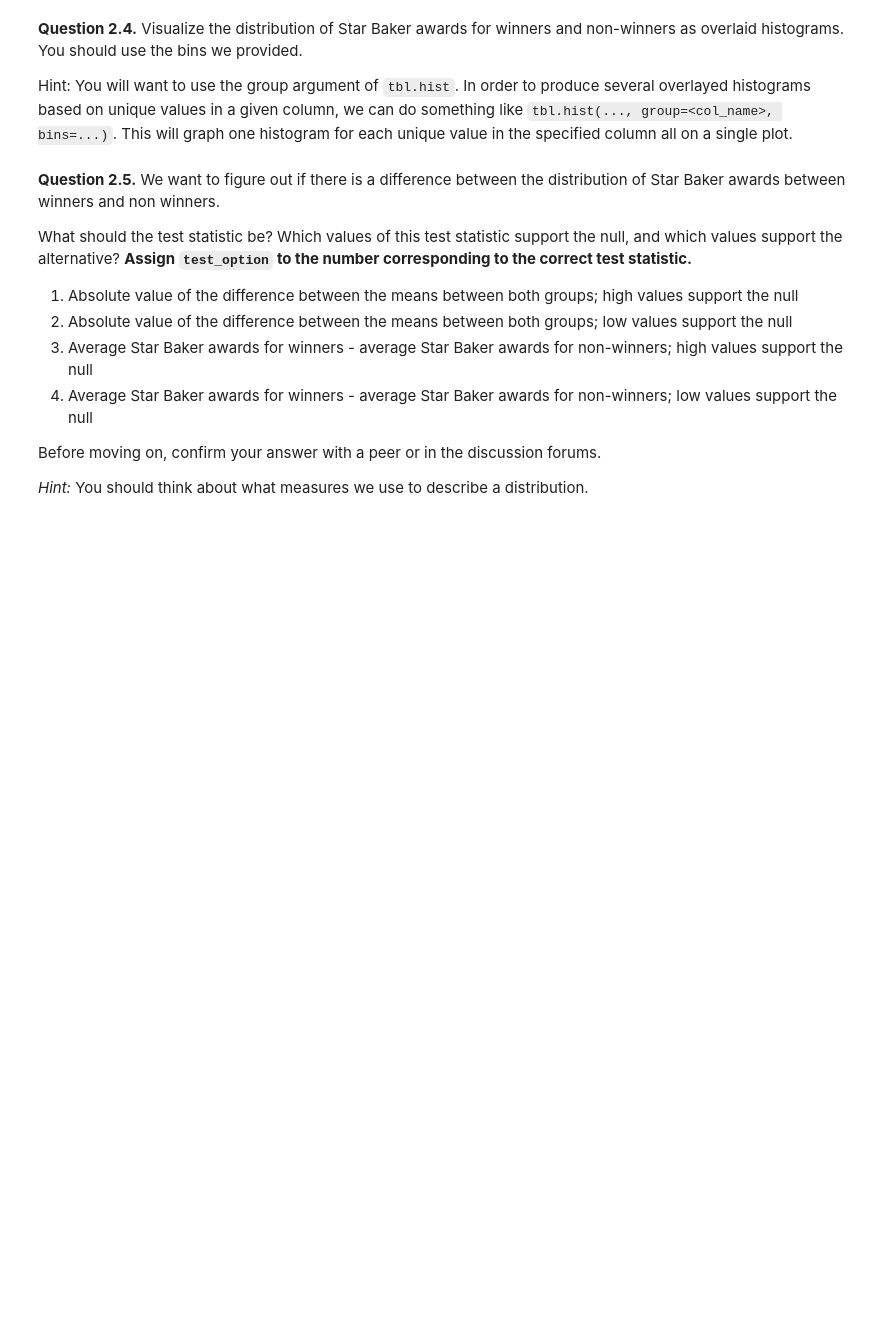
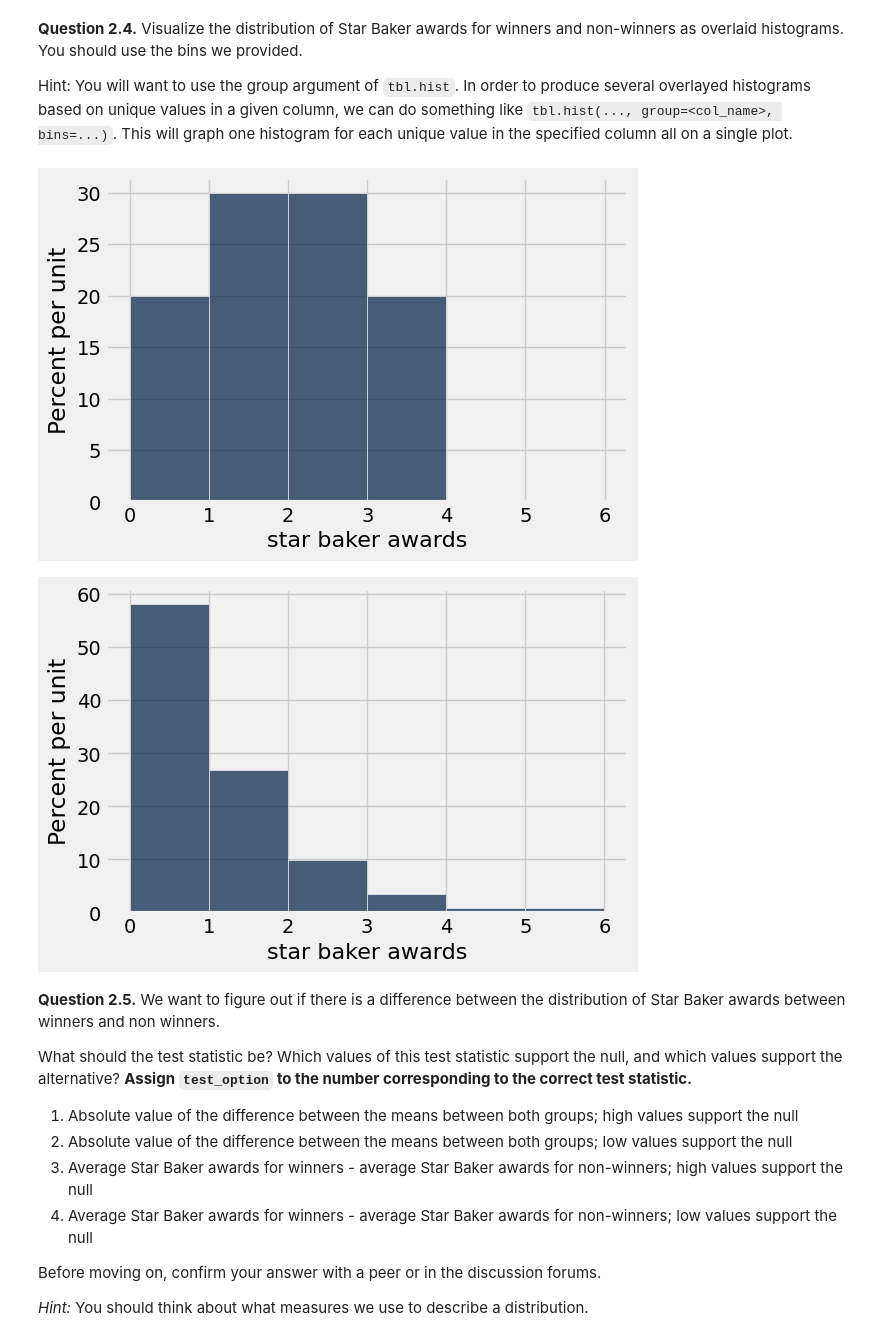
Before and after one commit to RickMeskimen/24-Fall-data1350, a Jupyter notebook: lab07/lab07.ipynb, the cells around one changed output. Drawn from its saved outputs; the diff is of its cells as text; code cells hidden in the pictures; blank space fills up the shorter version.

```diff
--- a/lab07/lab07.ipynb
+++ b/lab07/lab07.ipynb
@@ -127,3 +124,10 @@ useful_bins = np.arange(0, 7)
+# %%
+useful_bins = np.arange(0, 7)
+star_won.hist('star baker awards',bins= useful_bins)
+star_lost.hist('star baker awards',bins= useful_bins)
+# %% [output]
+[figure, added]
+[figure, added]
 # %% [markdown]
 **Question 2.5.** We want to figure out if there is a difference between the distribution of Star Baker awards between winners and non winners.
 
```
Also changed, not shown: parts of 3 cells of this notebook, 1 other file.
